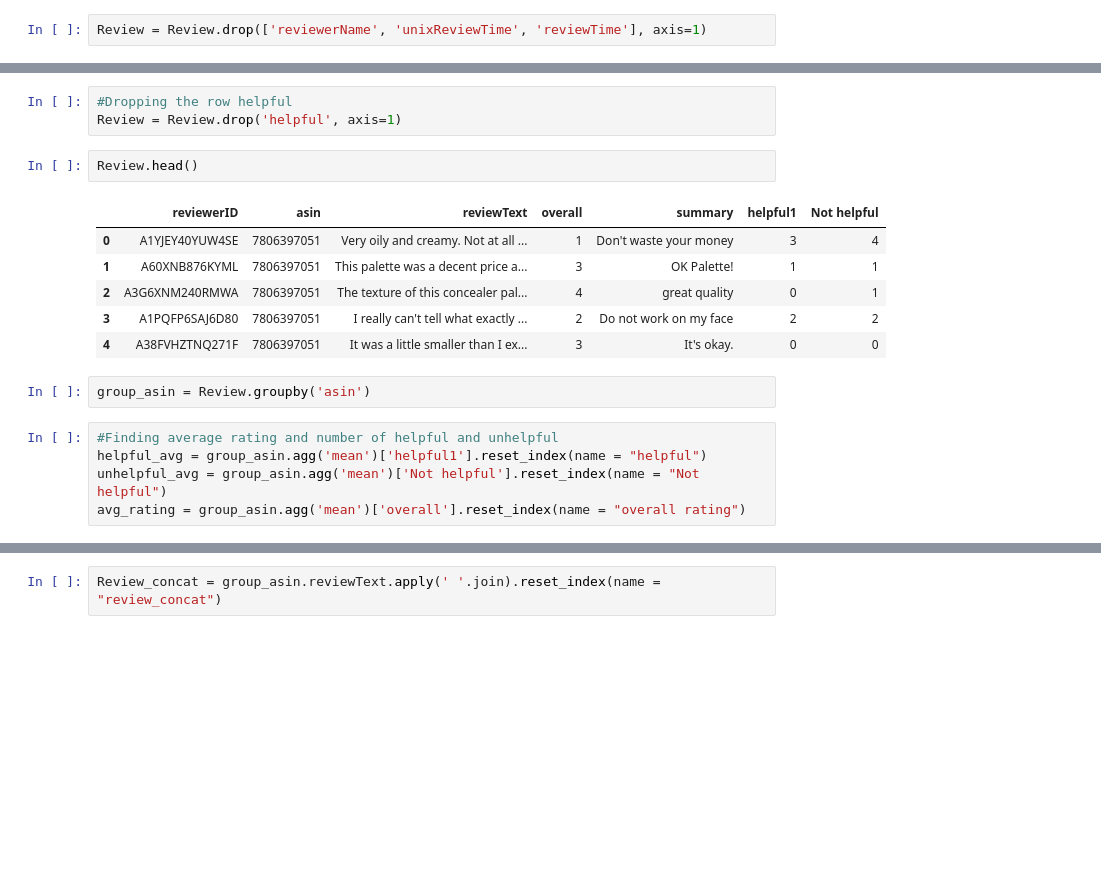
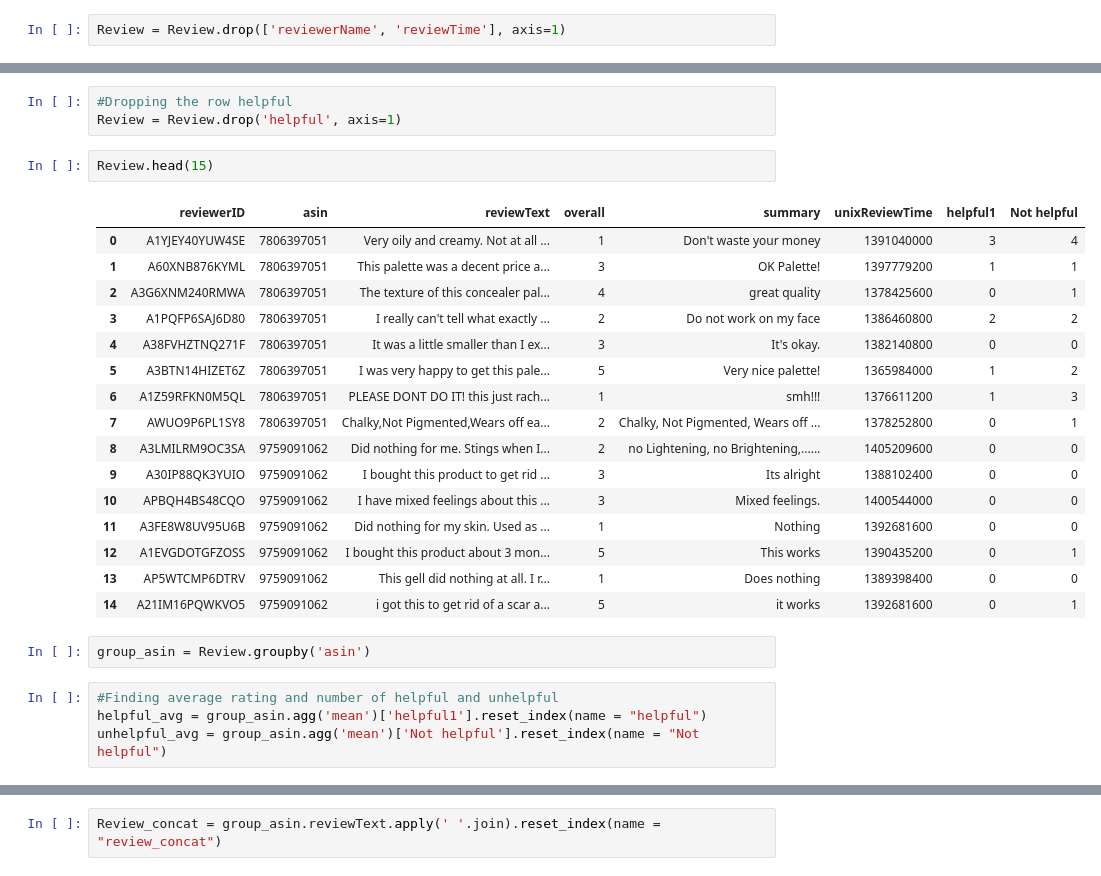
Before and after one commit to SwetaPrabh/Amazon_Web_Scraping, a Jupyter notebook: Data_wrangling_of_Scraped_data_and_Data_cleaning.ipynb, the cells around one changed output, grey strips where cells are left out. Saved outputs shown, nothing was run; the diff lists cells and outputs as text; blank space fills up the shorter version.

```diff
--- a/Data_wrangling_of_Scraped_data_and_Data_cleaning.ipynb
+++ b/Data_wrangling_of_Scraped_data_and_Data_cleaning.ipynb
@@ -350,5 +350,5 @@ I will drop columns, reviewerName, unixReviewTime and reviewtime from old datase
 # %%
-Review = Review.drop(['reviewerName', 'unixReviewTime', 'reviewTime'], axis=1)
+Review = Review.drop(['reviewerName', 'reviewTime'], axis=1)
 # %%
 Review.head()
 # %% [output]
@@ -387,18 +388,27 @@ dtype: object
 #Dropping the row helpful
 Review = Review.drop('helpful', axis=1)
 # %%
-Review.head()
+Review.head(15)
 # %% [output]
-|  | reviewerID | asin | reviewText | overall | summary | helpful1 | Not helpful |
-| 0 | A1YJEY40YUW4SE | 7806397051 | Very oily and creamy. Not at all ... | 1 | Don't waste your money | 3 | 4 |
-| 1 | A60XNB876KYML | 7806397051 | This palette was a decent price a... | 3 | OK Palette! | 1 | 1 |
-| 2 | A3G6XNM240RMWA | 7806397051 | The texture of this concealer pal... | 4 | great quality | 0 | 1 |
-| 3 | A1PQFP6SAJ6D80 | 7806397051 | I really can't tell what exactly ... | 2 | Do not work on my face | 2 | 2 |
-| 4 | A38FVHZTNQ271F | 7806397051 | It was a little smaller than I ex... | 3 | It's okay. | 0 | 0 |
+|  | reviewerID | asin | reviewText | overall | summary | unixReviewTime | helpful1 | Not helpful |
+| 0 | A1YJEY40YUW4SE | 7806397051 | Very oily and creamy. Not at all ... | 1 | Don't waste your money | 1391040000 | 3 | 4 |
+| 1 | A60XNB876KYML | 7806397051 | This palette was a decent price a... | 3 | OK Palette! | 1397779200 | 1 | 1 |
+| 2 | A3G6XNM240RMWA | 7806397051 | The texture of this concealer pal... | 4 | great quality | 1378425600 | 0 | 1 |
+| 3 | A1PQFP6SAJ6D80 | 7806397051 | I really can't tell what exactly ... | 2 | Do not work on my face | 1386460800 | 2 | 2 |
+| 4 | A38FVHZTNQ271F | 7806397051 | It was a little smaller than I ex... | 3 | It's okay. | 1382140800 | 0 | 0 |
+| 5 | A3BTN14HIZET6Z | 7806397051 | I was very happy to get this pale... | 5 | Very nice palette! | 1365984000 | 1 | 2 |
+| 6 | A1Z59RFKN0M5QL | 7806397051 | PLEASE DONT DO IT! this just rach... | 1 | smh!!! | 1376611200 | 1 | 3 |
+| 7 | AWUO9P6PL1SY8 | 7806397051 | Chalky,Not Pigmented,Wears off ea... | 2 | Chalky, Not Pigmented, Wears off ... | 1378252800 | 0 | 1 |
+| 8 | A3LMILRM9OC3SA | 9759091062 | Did nothing for me. Stings when I... | 2 | no Lightening, no Brightening,...... | 1405209600 | 0 | 0 |
+| 9 | A30IP88QK3YUIO | 9759091062 | I bought this product to get rid ... | 3 | Its alright | 1388102400 | 0 | 0 |
+| 10 | APBQH4BS48CQO | 9759091062 | I have mixed feelings about this ... | 3 | Mixed feelings. | 1400544000 | 0 | 0 |
+| 11 | A3FE8W8UV95U6B | 9759091062 | Did nothing for my skin. Used as ... | 1 | Nothing | 1392681600 | 0 | 0 |
+| 12 | A1EVGDOTGFZOSS | 9759091062 | I bought this product about 3 mon... | 5 | This works | 1390435200 | 0 | 1 |
+| 13 | AP5WTCMP6DTRV | 9759091062 | This gell did nothing at all. I r... | 1 | Does nothing | 1389398400 | 0 | 0 |
+| 14 | A21IM16PQWKVO5 | 9759091062 | i got this to get rid of a scar a... | 5 | it works | 1392681600 | 0 | 1 |
 # %%
 group_asin = Review.groupby('asin')
 # %%
 #Finding average rating and number of helpful and unhelpful
 helpful_avg = group_asin.agg('mean')['helpful1'].reset_index(name = "helpful")
 unhelpful_avg = group_asin.agg('mean')['Not helpful'].reset_index(name = "Not helpful")
-avg_rating = group_asin.agg('mean')['overall'].reset_index(name = "overall rating")
```
Also changed, not shown: parts of 25 cells of this notebook.
